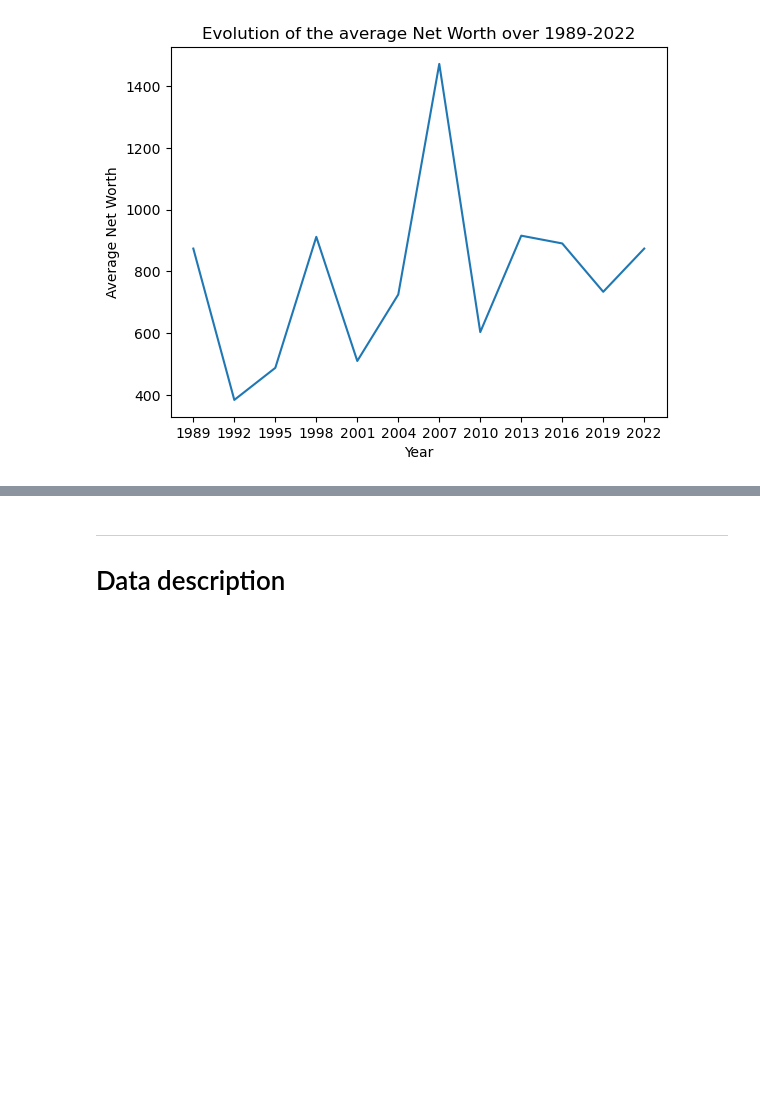
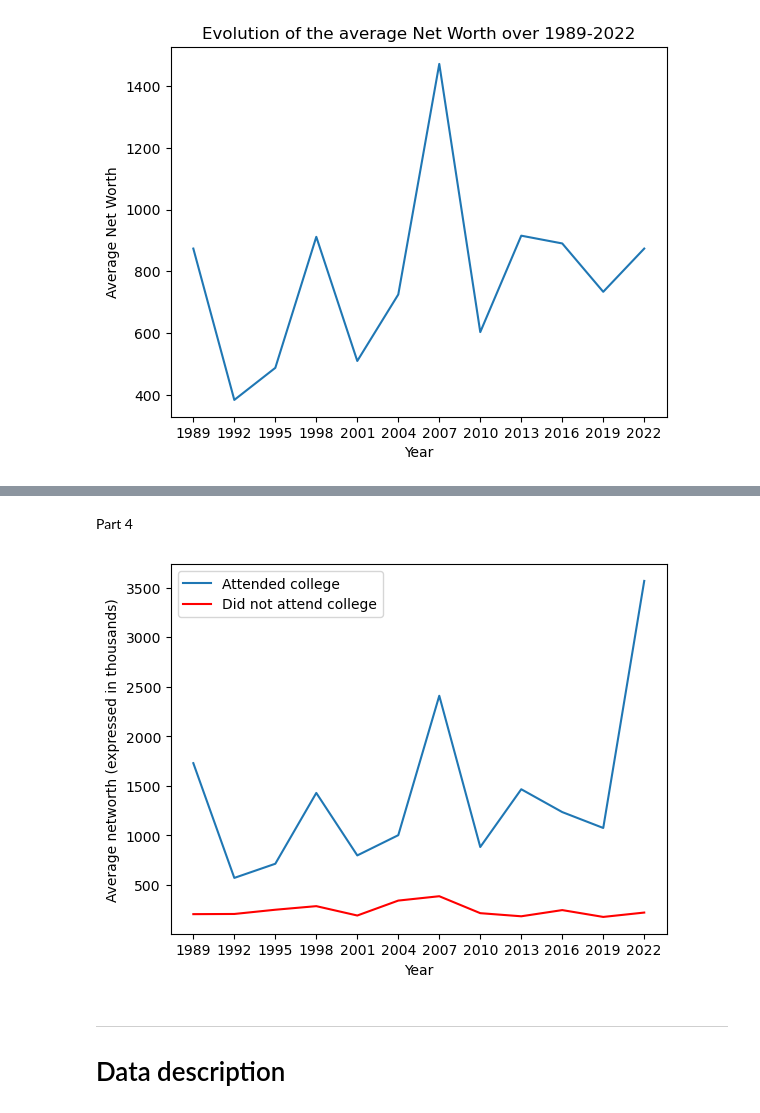
Before and after one commit to vanasilaghi/TECH2-H25-assignment2, a Jupyter notebook: assignment2.ipynb, the cells around one changed output, grey strips where cells are left out. Cells and saved outputs as stored; diff of their text form; code cells hidden in the pictures; blank space fills up the shorter version.

```diff
--- a/assignment2.ipynb
+++ b/assignment2.ipynb
@@ -168,3 +195,17 @@ _=plt.title('Evolution of the average Net Worth over 1989-2022')
+# %% [markdown]
+Part 4
+# %%
+gr=df.groupby(['year','college'])['networth'].mean().reset_index()
+avg3=gr[gr['college']==1]['networth'].tolist()
+avg4=gr[gr['college']==0]['networth'].tolist()
+plt.plot(yr,avg3,label='Attended college')
+plt.plot(yr,avg4,c='r',label='Did not attend college')
+plt.legend()
+plt.xticks(yr)
+plt.xlabel('Year')
+_=plt.ylabel('Average networth (expressed in thousands)')
+# %% [output]
+[figure, added]
 # %% [markdown]
 ***
 # Data description
```
Also changed, not shown: parts of 6 cells of this notebook.
